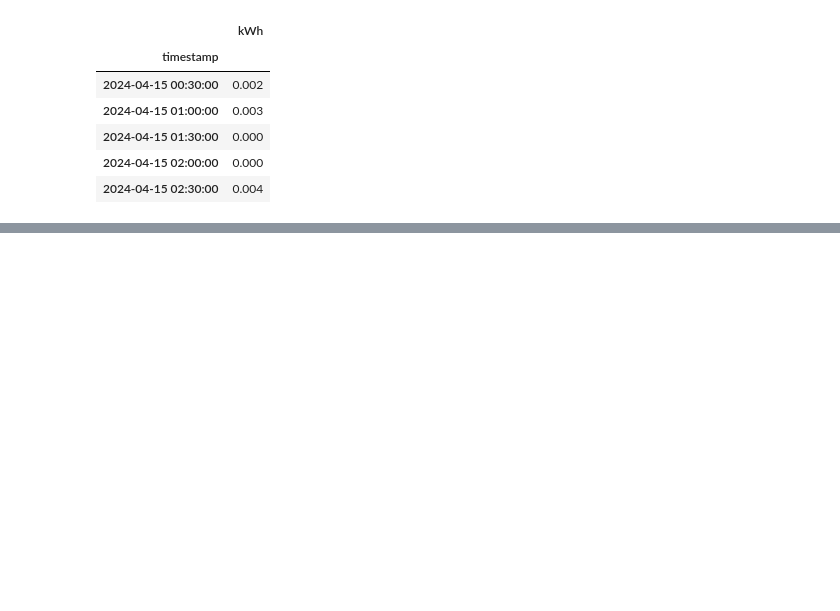
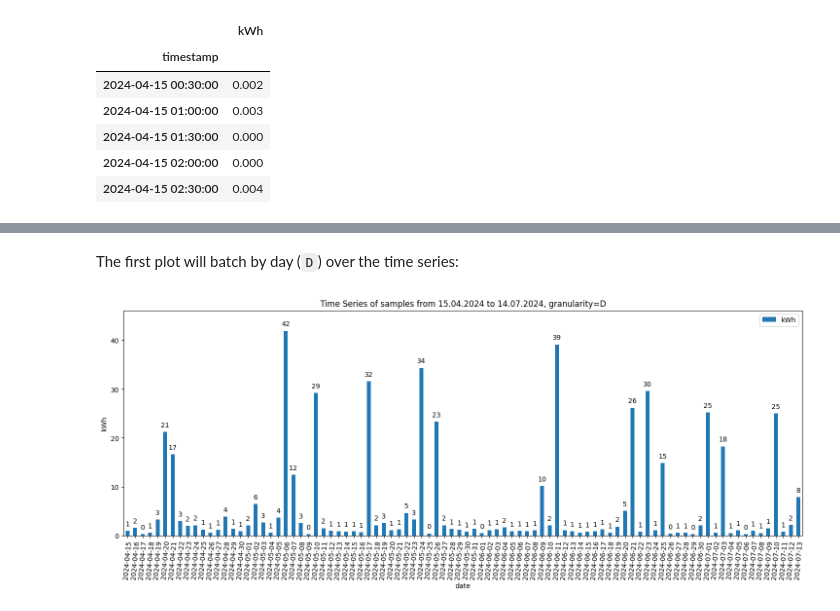
Before and after one commit to malminhas/smart-meter, a Jupyter notebook: smart-meter-playbook.ipynb, the cells around one changed output, grey strips where cells are left out. Drawn from its saved outputs; the diff is of its cells as text; code cells hidden in the pictures; blank space fills up the shorter version.

```diff
--- a/smart-meter-playbook.ipynb
+++ b/smart-meter-playbook.ipynb
@@ -106,0 +222,6 @@ plotResampledTimeSeries(period, angle)
+# %% [markdown]
+The first plot will batch by day (`D`) over the time series:
+# %%
+plotResampledTimeSeries(period='D', angle=85)
+# %% [output]
+[figure, added]
```
Also changed, not shown: parts of 32 cells of this notebook.
